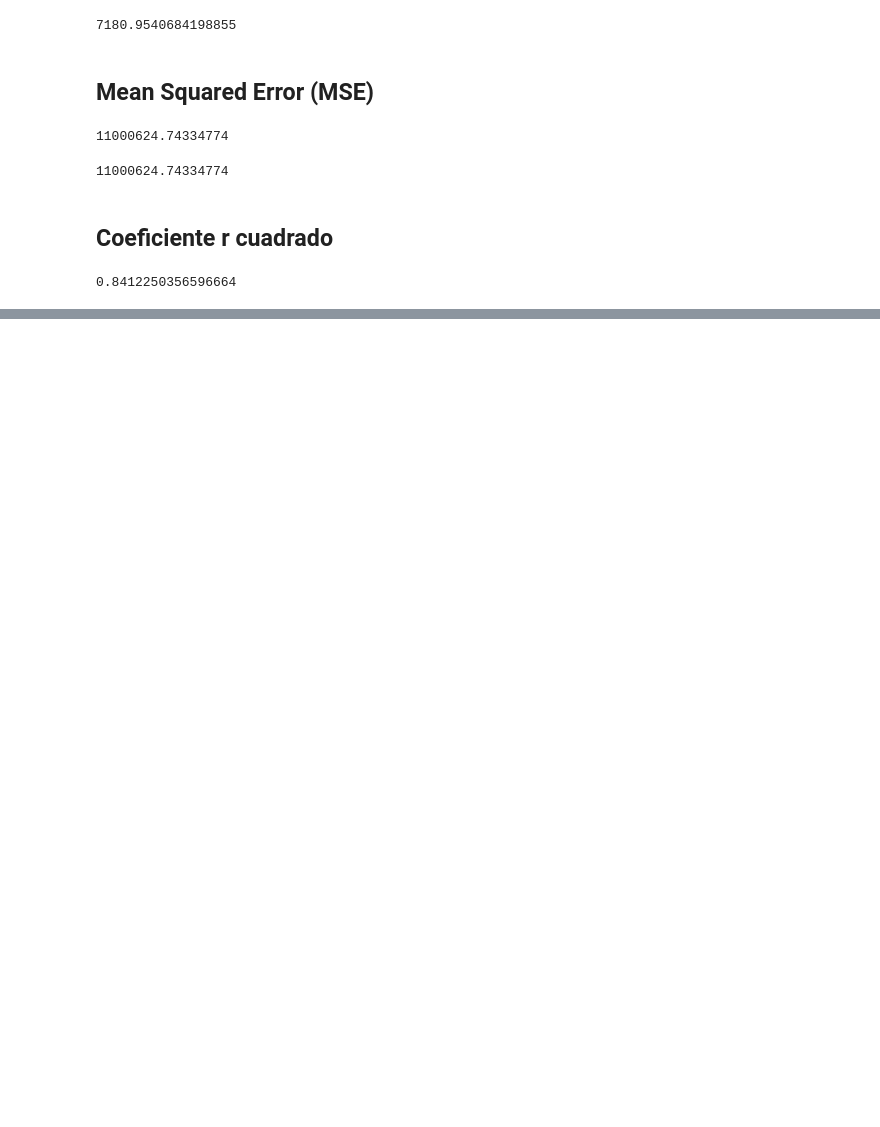
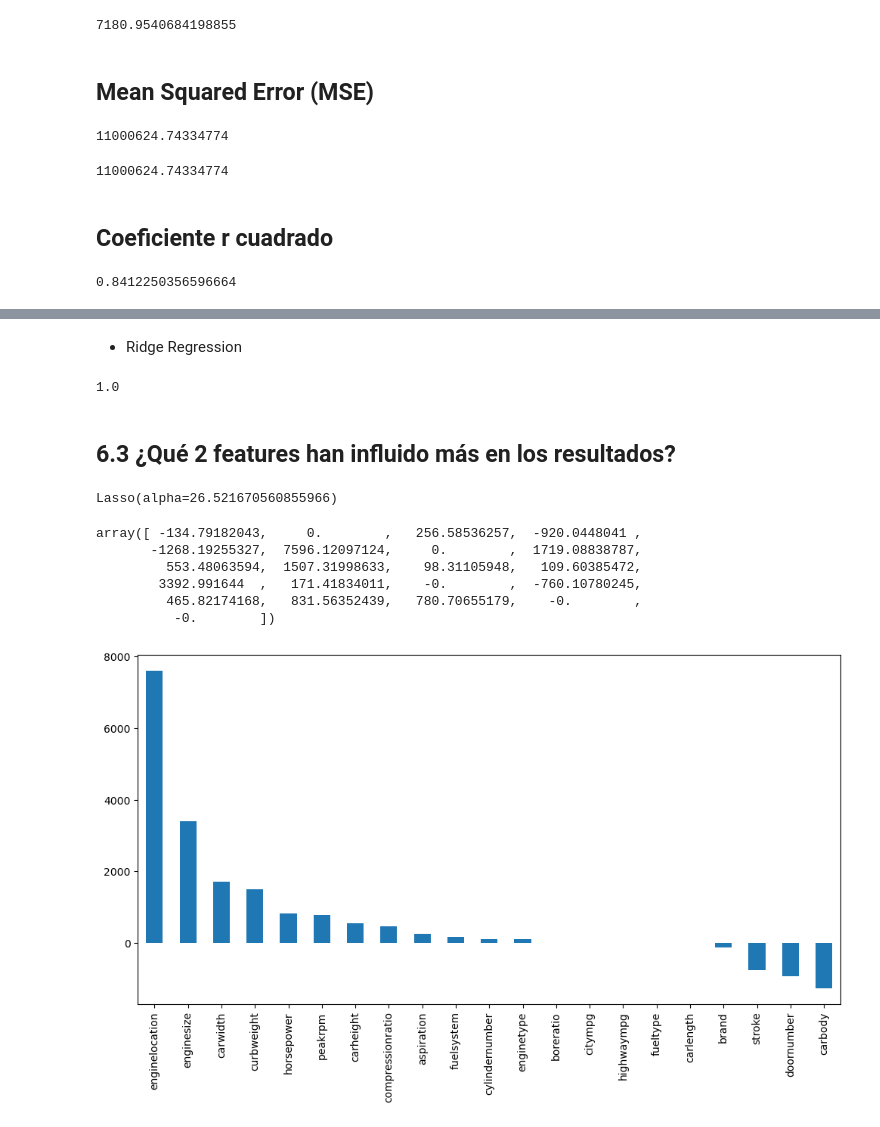
Before and after one commit to Garcialejan/Data-Science-with-Python, a Jupyter notebook: Projects/Linear_regresion/Final_project/car_price_pred.ipynb, the cells around one changed output, grey strips where cells are left out. Cells and saved outputs as stored; diff of their text form; code cells hidden in the pictures; blank space fills up the shorter version.

```diff
--- a/Projects/Linear_regresion/Final_project/car_price_pred.ipynb
+++ b/Projects/Linear_regresion/Final_project/car_price_pred.ipynb
@@ -371,0 +456,3 @@ linreg.score(X_test, y_test)
+# %%
+lasso_cv = LassoCV(n_alphas = 1000, random_state = 42).fit(X_train, y_train)
+lasso_cv.alphas_
@@ -371,0 +477,3 @@ linreg.score(X_test, y_test)
+# %%
+best_alpha_Lasso = lasso_cv.alpha_
+best_alpha_Lasso
@@ -371,0 +539,29 @@ linreg.score(X_test, y_test)
+# %% [markdown]
+- Ridge Regression
+# %%
+best_alpha_Ridge
+# %% [output]
+1.0
+# %% [markdown]
+## 6.3 ¿Qué 2 features han influido más en los resultados?
+# %%
+lasso = Lasso(alpha = best_alpha_Lasso)
+lasso.fit(X_train, y_train)
+# %% [output]
+Lasso(alpha=26.521670560855966)
+# %%
+lasso_coef = lasso.coef_
+lasso_coef
+# %% [output]
+array([ -134.79182043,     0.        ,   256.58536257,  -920.0448041 ,
+       -1268.19255327,  7596.12097124,     0.        ,  1719.08838787,
+         553.48063594,  1507.31998633,    98.31105948,   109.60385472,
+        3392.991644  ,   171.41834011,    -0.        ,  -760.10780245,
+         465.82174168,   831.56352439,   780.70655179,    -0.        ,
+          -0.        ])
+# %%
+pd.Series(lasso_coef, index = index_feat_var).sort_values(ascending=False).plot.bar(figsize=(12, 6))
+
+plt.show()
+# %% [output]
+[figure, added]
```
Also changed, not shown: parts of 46 cells of this notebook.
